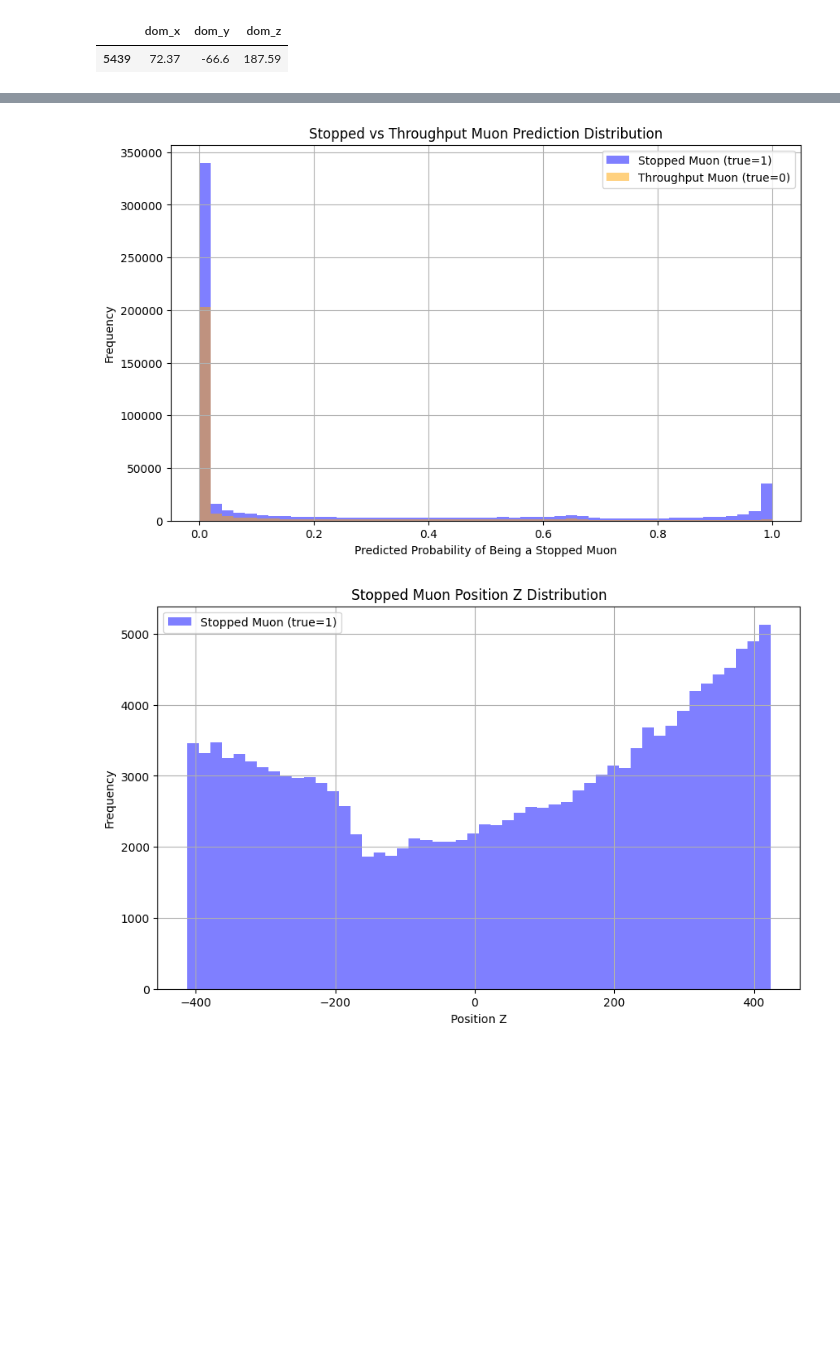
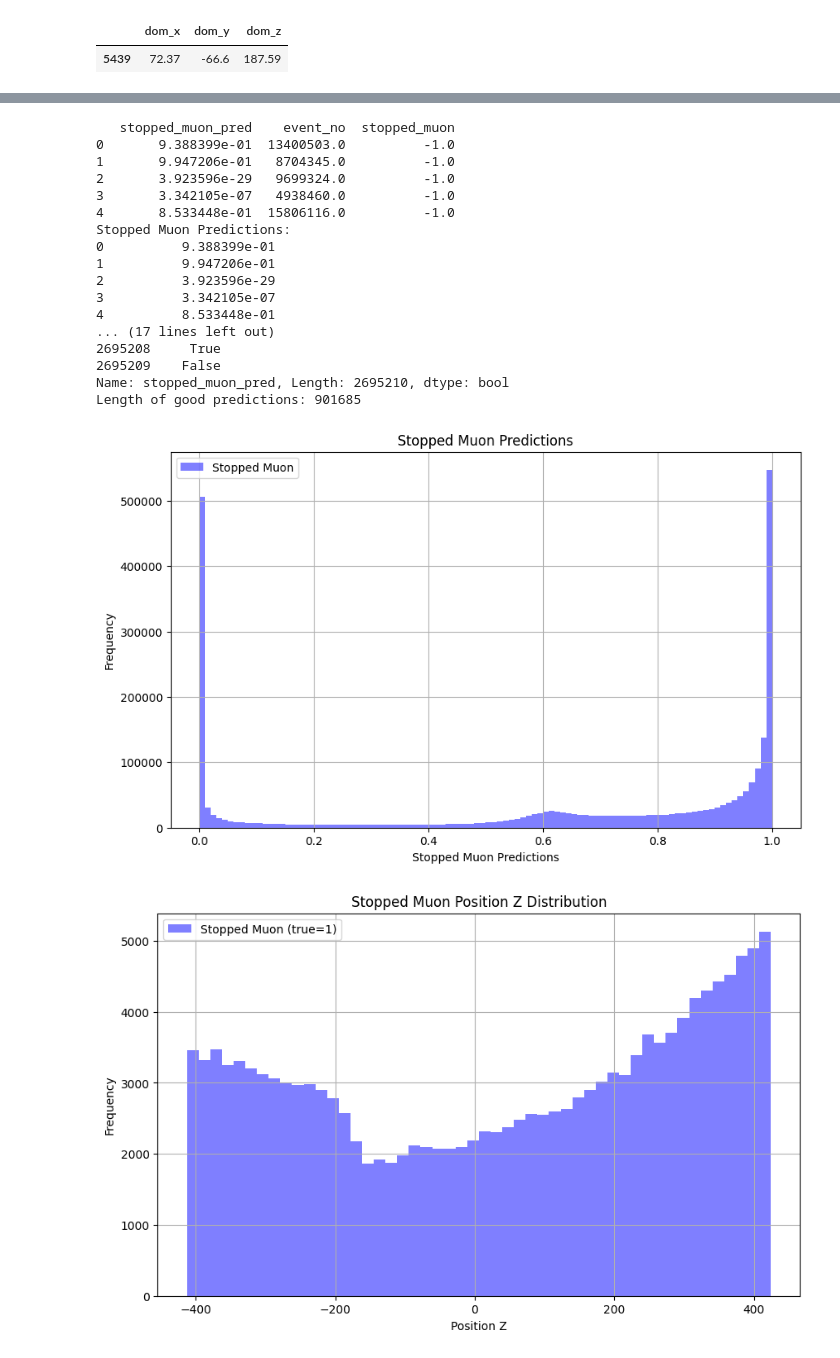
Before and after one commit to SimonOergaard/Dom-Calibration, a Jupyter notebook: muon_analysis.ipynb, the cells around one changed output, grey strips where cells are left out. Saved outputs shown, nothing was run; the diff lists cells and outputs as text; code cells hidden in the pictures; blank space fills up the shorter version.

```diff
--- a/muon_analysis.ipynb
+++ b/muon_analysis.ipynb
@@ -83,25 +188,49 @@ Error:
 # %%
-Stopped_muon_predictions = "/groups/icecube/simon/GNN/workspace/storage/Training/stopped_through_classification/stopped_muon__MC_1Mil_db02.db"
-con_gcd = sqlite3.connect(Stopped_muon_predictions)
-cur_gcd = con_gcd.cursor()
-predictions_df = pd.read_sql_query("SELECT * FROM results", con_gcd)
-con_gcd.close()
-stopped_muons     = predictions_df[predictions_df['stopped_muon'] == 1]
-throughput_muons  = predictions_df[predictions_df['stopped_muon'] == 0]
+Stopped_muon_predictions = "/groups/icecube/simon/GNN/workspace/storage/Training/stopped_through_classification/stopped_muon_predictions.csv"
 
+predictions_df = pd.read_csv(Stopped_muon_predictions)
+print(predictions_df.head())
+# Filter the predictions based on the stopped_muon column
+
+stopped_muons = predictions_df['stopped_muon_pred']
+good_predictions = predictions_df['stopped_muon_pred'] > 0.95
+throughput_muons = predictions_df['stopped_muon_pred'] < 0.1
+print("Stopped Muon Predictions:")
+print(stopped_muons)
+print("Good Predictions:")
+print(good_predictions)
+# print length of good_predictions = True
+print("Length of good predictions:", len(good_predictions[good_predictions == True]))
 # Filter stopped muon predictions according to the results stopped_muon
-
 plt.figure(figsize=(10, 6))
-plt.hist(stopped_muons['stopped_muon_pred'], bins=50, alpha=0.5, label='Stopped Muon (true=1)', color='blue')
-plt.hist(throughput_muons['stopped_muon_pred'], bins=50, alpha=0.5, label='Throughput Muon (true=0)', color='orange')
-plt.xlabel('Predicted Probability of Being a Stopped Muon')
+#plt.hist(stopped_muons['stopped_muon_pred'], bins=10, alpha=0.5, label='Stopped Muon', color='blue')
+#plt.hist(throughput_muons['stopped_muon_pred'], bins=10, alpha=0.5, label='Throughput Muon', color='orange')
+plt.hist(stopped_muons, bins=100, alpha=0.5, label='Stopped Muon', color='blue', density=False)
+plt.xlabel('Stopped Muon Predictions')
 plt.ylabel('Frequency')
-plt.title('Stopped vs Throughput Muon Prediction Distribution')
+plt.title('Stopped Muon Predictions')
 plt.legend()
-plt.grid(True)
+plt.grid()
 plt.show()
 # %% [output]
+   stopped_muon_pred    event_no  stopped_muon
+0       9.388399e-01  13400503.0          -1.0
+1       9.947206e-01   8704345.0          -1.0
+2       3.923596e-29   9699324.0          -1.0
+3       3.342105e-07   4938460.0          -1.0
+4       8.533448e-01  15806116.0          -1.0
+Stopped Muon Predictions:
+0          9.388399e-01
+1          9.947206e-01
+2          3.923596e-29
+3          3.342105e-07
+4          8.533448e-01
+... (17 lines left out)
+2695208     True
+2695209    False
+Name: stopped_muon_pred, Length: 2695210, dtype: bool
+Length of good predictions: 901685
-[figure, old version]
+[figure, new version]
 # %%
 data = "/groups/icecube/simon/GNN/workspace/filtered.db"
 con = sqlite3.connect(data)
```
Also changed, not shown: parts of 11 cells of this notebook, 24 other files.
